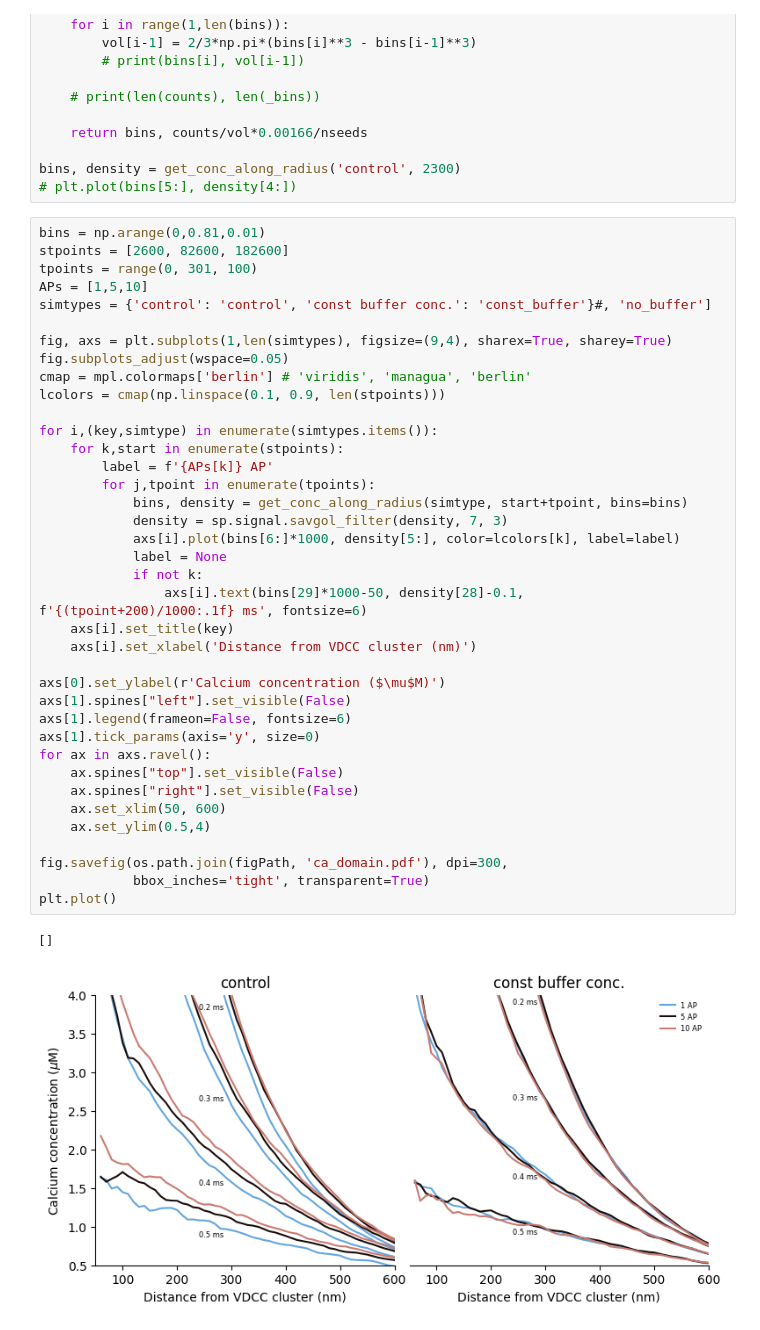
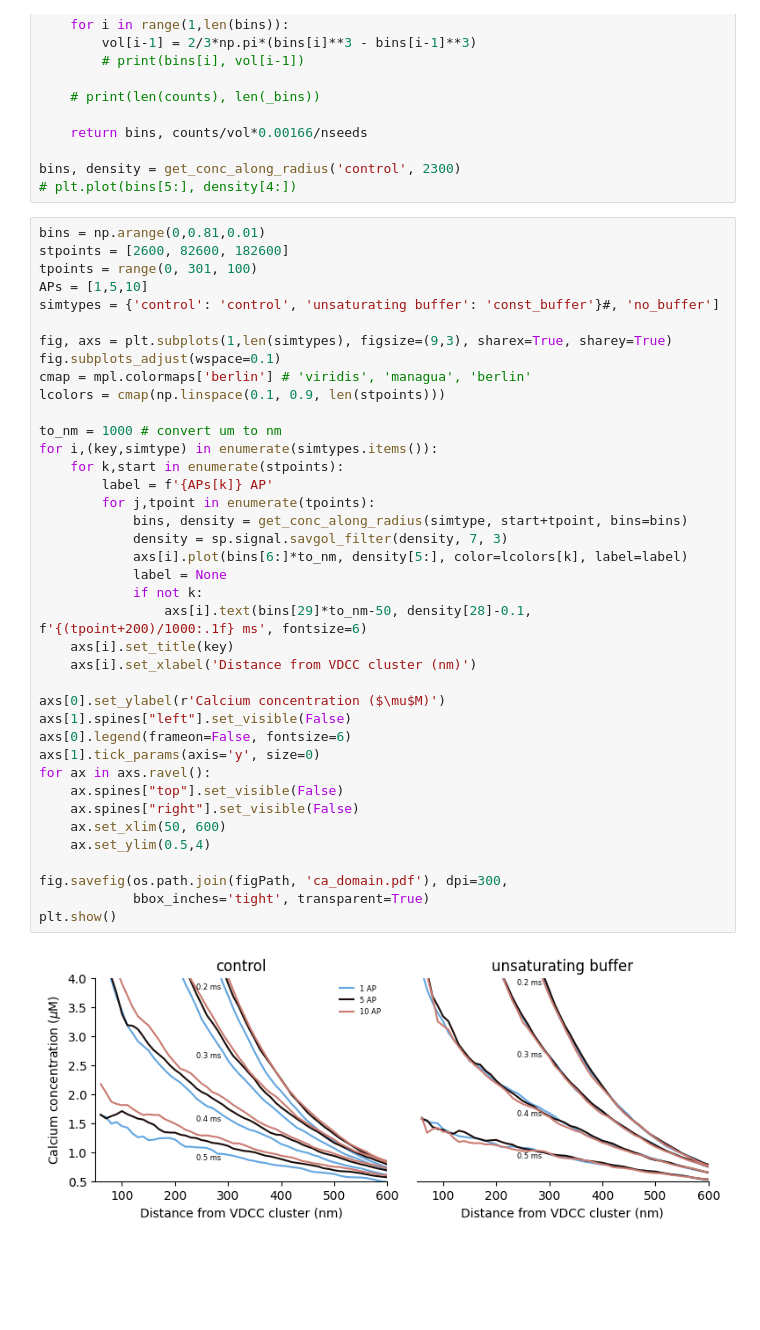
Before and after one commit to nishs1729/MFB, a Jupyter notebook: scripts_plotting/plots_singleAZ.ipynb, the cells around one changed output. Saved outputs shown, nothing was run; the diff lists cells and outputs as text; blank space fills up the shorter version.

Commit message:
plots for mechanism; added Ca_dynamics

```diff
--- a/scripts_plotting/plots_singleAZ.ipynb
+++ b/scripts_plotting/plots_singleAZ.ipynb
@@ -46,42 +46,42 @@ bins = np.arange(0,0.81,0.01)
 stpoints = [2600, 82600, 182600]
 tpoints = range(0, 301, 100)
 APs = [1,5,10]
-simtypes = {'control': 'control', 'const buffer conc.': 'const_buffer'}#, 'no_buffer']
+simtypes = {'control': 'control', 'unsaturating buffer': 'const_buffer'}#, 'no_buffer']
 
-fig, axs = plt.subplots(1,len(simtypes), figsize=(9,4), sharex=True, sharey=True)
-fig.subplots_adjust(wspace=0.05)
+fig, axs = plt.subplots(1,len(simtypes), figsize=(9,3), sharex=True, sharey=True)
+fig.subplots_adjust(wspace=0.1)
 cmap = mpl.colormaps['berlin'] # 'viridis', 'managua', 'berlin'
 lcolors = cmap(np.linspace(0.1, 0.9, len(stpoints)))
 
+to_nm = 1000 # convert um to nm
 for i,(key,simtype) in enumerate(simtypes.items()):
     for k,start in enumerate(stpoints):
         label = f'{APs[k]} AP'
         for j,tpoint in enumerate(tpoints):
             bins, density = get_conc_along_radius(simtype, start+tpoint, bins=bins)
             density = sp.signal.savgol_filter(density, 7, 3)
-            axs[i].plot(bins[6:]*1000, density[5:], color=lcolors[k], label=label)
+            axs[i].plot(bins[6:]*to_nm, density[5:], color=lcolors[k], label=label)
             label = None
             if not k:
-                axs[i].text(bins[29]*1000-50, density[28]-0.1, f'{(tpoint+200)/1000:.1f} ms', fontsize=6)
+                axs[i].text(bins[29]*to_nm-50, density[28]-0.1, f'{(tpoint+200)/1000:.1f} ms', fontsize=6)
     axs[i].set_title(key)
     axs[i].set_xlabel('Distance from VDCC cluster (nm)')
 
 axs[0].set_ylabel(r'Calcium concentration ($\mu$M)')
 axs[1].spines["left"].set_visible(False)
-axs[1].legend(frameon=False, fontsize=6)
+axs[0].legend(frameon=False, fontsize=6)
 axs[1].tick_params(axis='y', size=0)
 for ax in axs.ravel():
     ax.spines["top"].set_visible(False)
     ax.spines["right"].set_visible(False)
     ax.set_xlim(50, 600)
     ax.set_ylim(0.5,4)
 
 fig.savefig(os.path.join(figPath, 'ca_domain.pdf'), dpi=300,
             bbox_inches='tight', transparent=True)
-plt.plot()
+plt.show()
 # %% [output]
-[]
-[figure, old version]
+[figure, new version]
 # %%
 bins = np.arange(0,0.81,0.01)
 stpoints = [2600, 82600, 182600]
```
Also changed, not shown: parts of 27 cells of this notebook, 5 other files.
